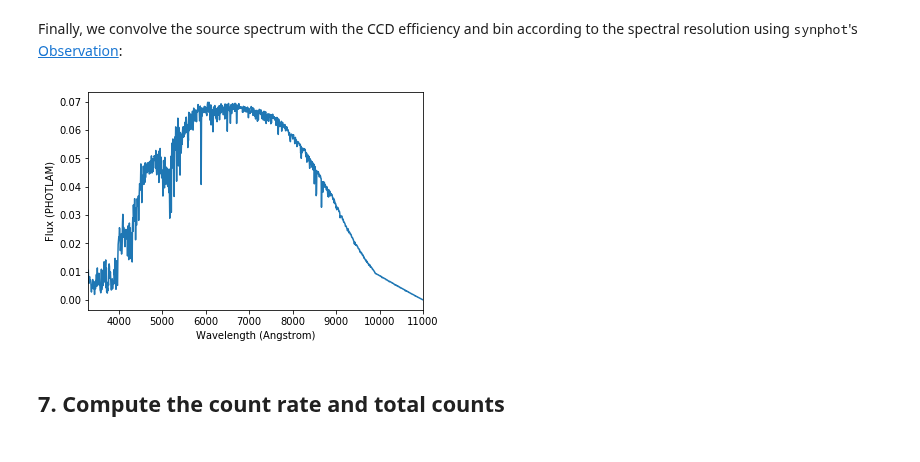
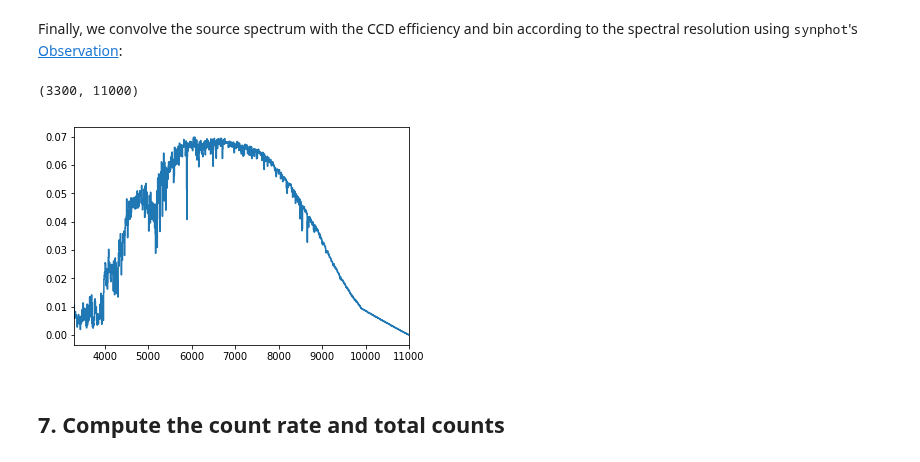
Before and after one commit to tcjansen/GSoC, a Jupyter notebook: synspec_examples.ipynb, the cells around one changed output. Cells and saved outputs as stored; diff of their text form; code cells hidden in the pictures.

Commit message:
Changed bp model from Box1d to Const1D, plotting binflux in steps

```diff
--- a/synspec_examples.ipynb
+++ b/synspec_examples.ipynb
@@ -186,10 +188,13 @@ Finally, we convolve the source spectrum with the CCD efficiency and bin accordi
 # %%
 from synphot.observation import Observation
 
 observation = Observation(photlam_hatp11, quantum_efficiency, binset=spec_wavelengths)
-observation.plot(left=3300, right=11000)
+plt.step(spec_wavelengths, observation.binflux)
+plt.xlim(3300, 11000)
+# observation.plot(left=3300, right=11000)
 # %% [output]
+(3300, 11000)
-[figure, old version]
+[figure, new version]
 # %% [markdown]
 <a id="counts"></a>
 ## 7. Compute the count rate and total counts
```
Also changed, not shown: parts of 6 cells of this notebook.
